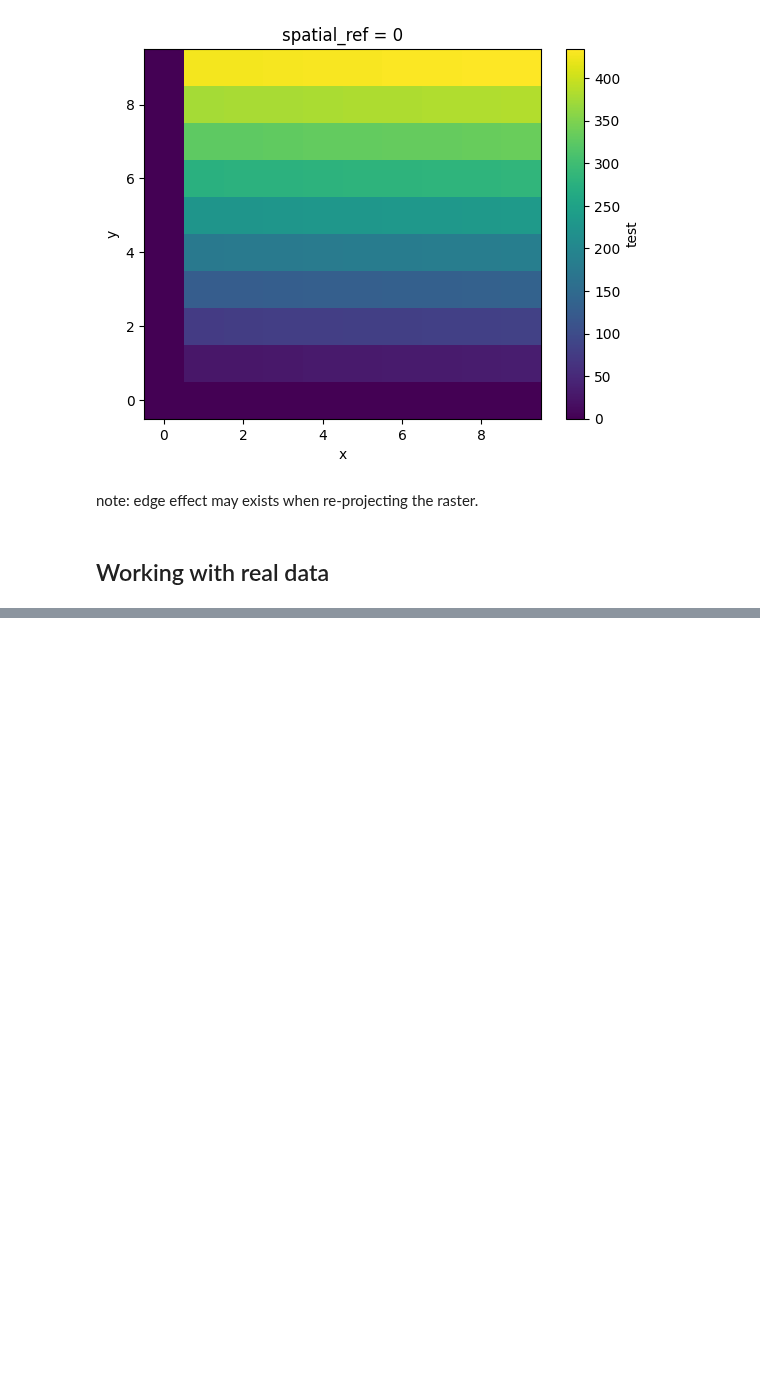
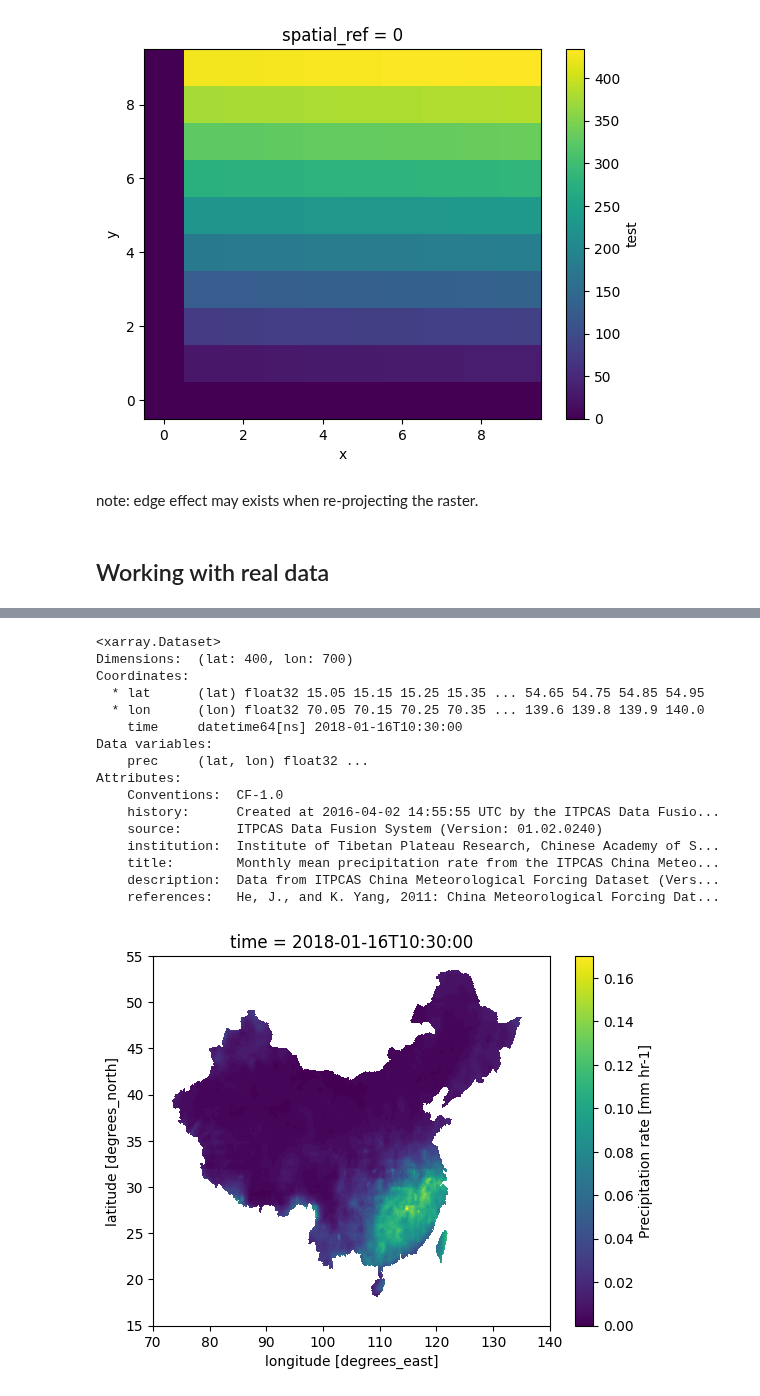
Before and after one commit to ABSESpy/ABSESpy, a Jupyter notebook: docs/tutorial/advanced/nature_setup.ipynb, the cells around one changed output, grey strips where cells are left out. Saved outputs shown, nothing was run; the diff lists cells and outputs as text; code cells hidden in the pictures; blank space fills up the shorter version.

```diff
--- a/docs/tutorial/advanced/nature_setup.ipynb
+++ b/docs/tutorial/advanced/nature_setup.ipynb
@@ -122,0 +137,3 @@ note: edge effect may exists when re-projecting the raster.
+# %%
+data = xr.open_dataset("data/precipitation.nc")
+data
@@ -122,0 +157,22 @@ note: edge effect may exists when re-projecting the raster.
+# %%
+a_month = data.sel(time="2013-01", method="nearest")
+a_month["prec"].plot()
+a_month
+# %% [output]
+<xarray.Dataset>
+Dimensions:  (lat: 400, lon: 700)
+Coordinates:
+  * lat      (lat) float32 15.05 15.15 15.25 15.35 ... 54.65 54.75 54.85 54.95
+  * lon      (lon) float32 70.05 70.15 70.25 70.35 ... 139.6 139.8 139.9 140.0
+    time     datetime64[ns] 2018-01-16T10:30:00
+Data variables:
+    prec     (lat, lon) float32 ...
+Attributes:
+    Conventions:  CF-1.0
+    history:      Created at 2016-04-02 14:55:55 UTC by the ITPCAS Data Fusio...
+    source:       ITPCAS Data Fusion System (Version: 01.02.0240)
+    institution:  Institute of Tibetan Plateau Research, Chinese Academy of S...
+    title:        Monthly mean precipitation rate from the ITPCAS China Meteo...
+    description:  Data from ITPCAS China Meteorological Forcing Dataset (Vers...
+    references:   He, J., and K. Yang, 2011: China Meteorological Forcing Dat...
+[figure, added]
```
Also changed, not shown: parts of 4 cells of this notebook, 3 other files.
